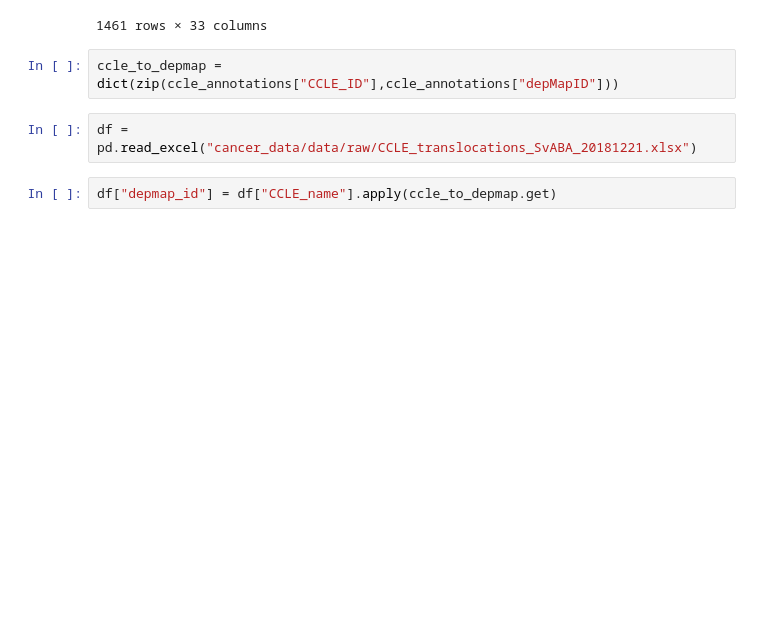
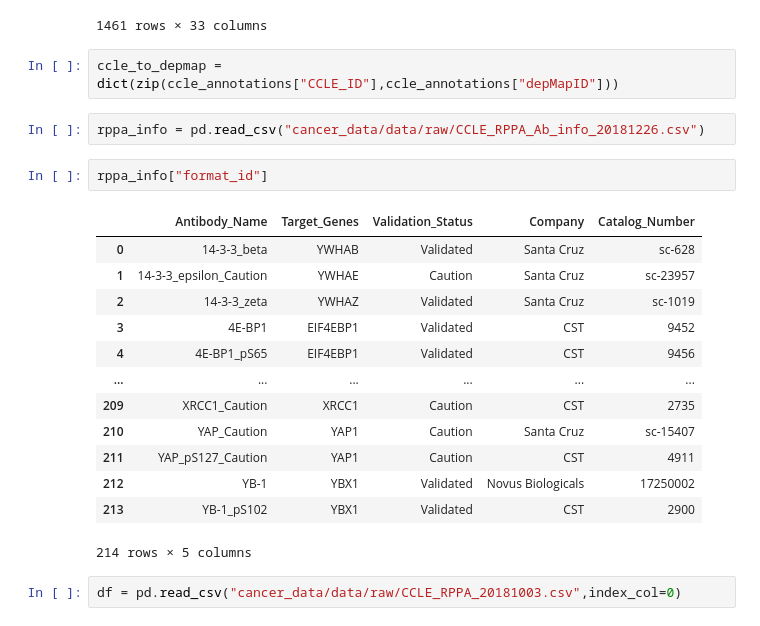
Before and after one commit to kevinhu/cancer_data, a Jupyter notebook: testing.ipynb, the cells around one changed output. Drawn from its saved outputs; the diff is of its cells as text; blank space fills up the shorter version.

Commit message:
Processed CCLE RPPA info

```diff
--- a/testing.ipynb
+++ b/testing.ipynb
@@ -20,10 +20,26 @@ ccle_annotations
 1461 rows × 33 columns
 # %%
 ccle_to_depmap = dict(zip(ccle_annotations["CCLE_ID"],ccle_annotations["depMapID"]))
+# %%
+rppa_info = pd.read_csv("cancer_data/data/raw/CCLE_RPPA_Ab_info_20181226.csv")
+# %%
+rppa_info["format_id"]
+# %% [output]
+|  | Antibody_Name | Target_Genes | Validation_Status | Company | Catalog_Number |
+| 0 | 14-3-3_beta | YWHAB | Validated | Santa Cruz | sc-628 |
+| 1 | 14-3-3_epsilon_Caution | YWHAE | Caution | Santa Cruz | sc-23957 |
+| 2 | 14-3-3_zeta | YWHAZ | Validated | Santa Cruz | sc-1019 |
+| 3 | 4E-BP1 | EIF4EBP1 | Validated | CST | 9452 |
+| 4 | 4E-BP1_pS65 | EIF4EBP1 | Validated | CST | 9456 |
+| ... | ... | ... | ... | ... | ... |
+| 209 | XRCC1_Caution | XRCC1 | Caution | CST | 2735 |
+| 210 | YAP_Caution | YAP1 | Caution | Santa Cruz | sc-15407 |
+| 211 | YAP_pS127_Caution | YAP1 | Caution | CST | 4911 |
+| 212 | YB-1 | YBX1 | Validated | Novus Biologicals | 17250002 |
+| 213 | YB-1_pS102 | YBX1 | Validated | CST | 2900 |
+214 rows × 5 columns
 # %%
-df = pd.read_excel("cancer_data/data/raw/CCLE_translocations_SvABA_20181221.xlsx")
+df = pd.read_csv("cancer_data/data/raw/CCLE_RPPA_20181003.csv",index_col=0)
-# %%
-df["depmap_id"] = df["CCLE_name"].apply(ccle_to_depmap.get)
 # %%
 df
 # %% [output]
```
Also changed, not shown: parts of 2 cells of this notebook, 1 other file.
